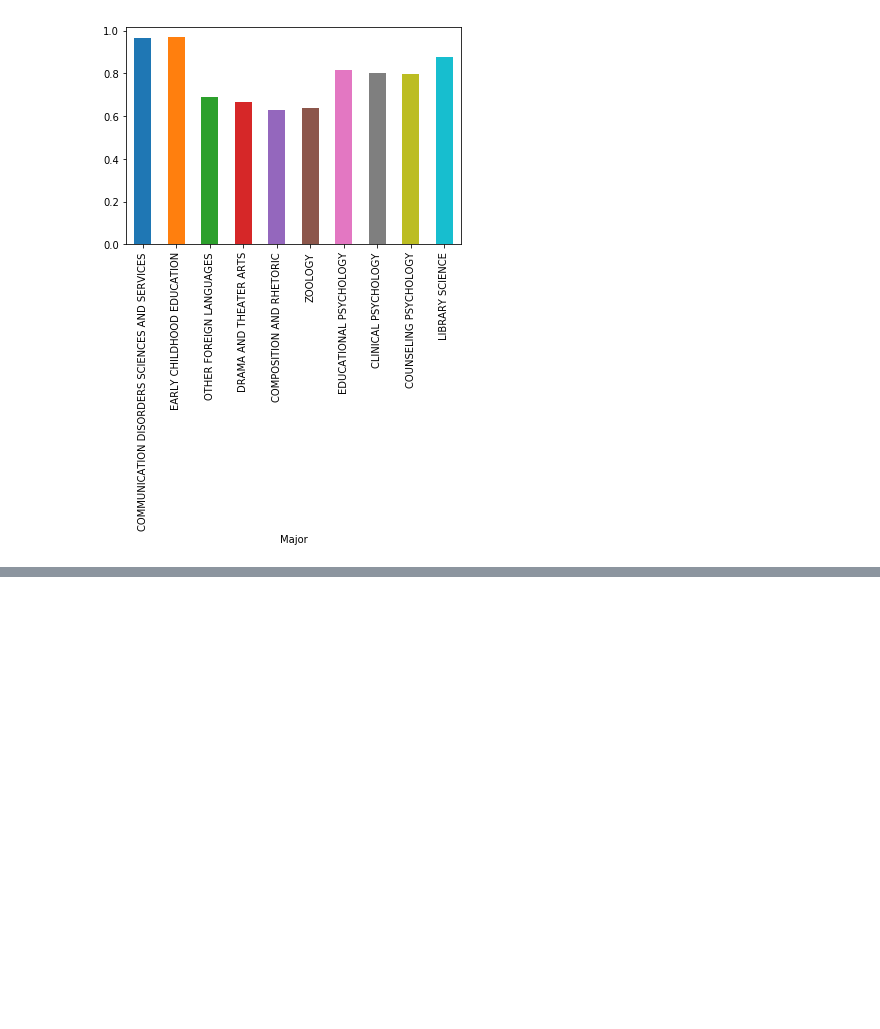
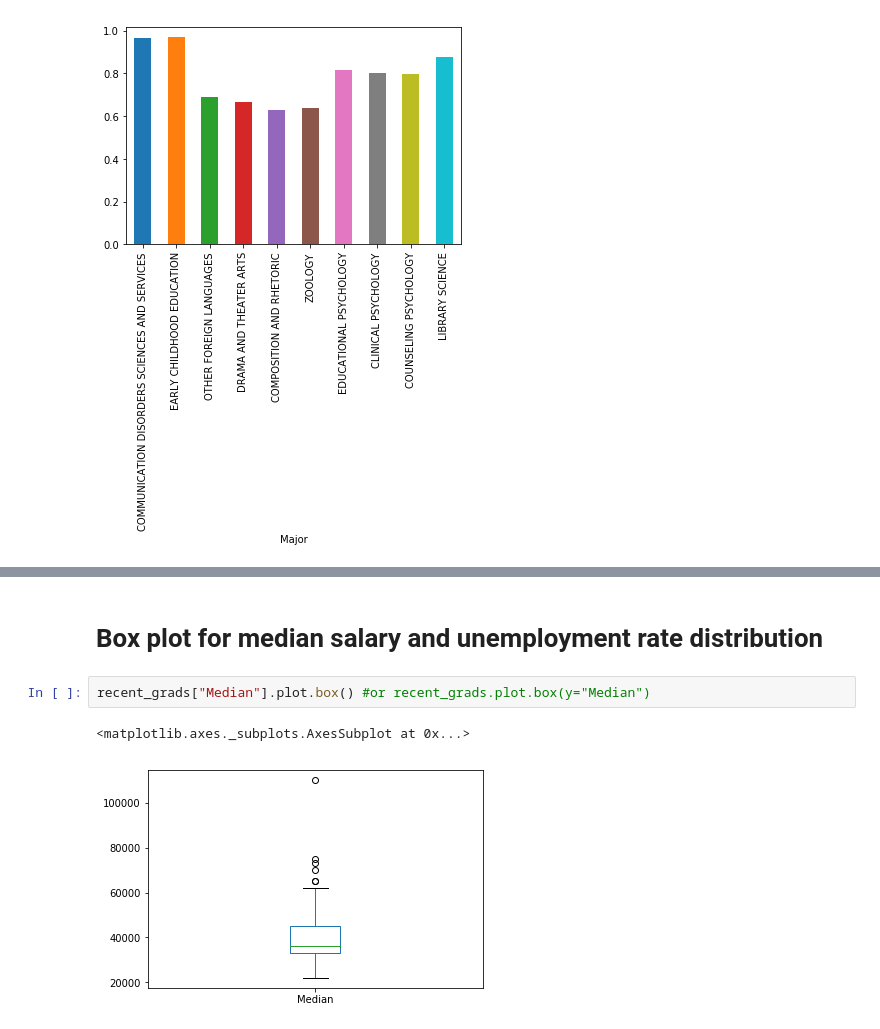
Before and after one commit to kalingwu/Dataquest-Projects, a Jupyter notebook: Guided Project_Visualizing Earnings Based On College Majors/Basics.ipynb, the cells around one changed output, grey strips where cells are left out. Cells and saved outputs as stored; diff of their text form; blank space fills up the shorter version.

```diff
--- a/Guided Project_Visualizing Earnings Based On College Majors/Basics.ipynb
+++ b/Guided Project_Visualizing Earnings Based On College Majors/Basics.ipynb
@@ -156,0 +188,7 @@ The share of women in the 10 lowest paying majors is significantly higher than t
+# %% [markdown]
+# Box plot for median salary and unemployment rate distribution
+# %%
+recent_grads["Median"].plot.box() #or recent_grads.plot.box(y="Median")
+# %% [output]
+<matplotlib.axes._subplots.AxesSubplot at 0x...>
+[figure, added]
```
Also changed, not shown: parts of 8 cells of this notebook.
